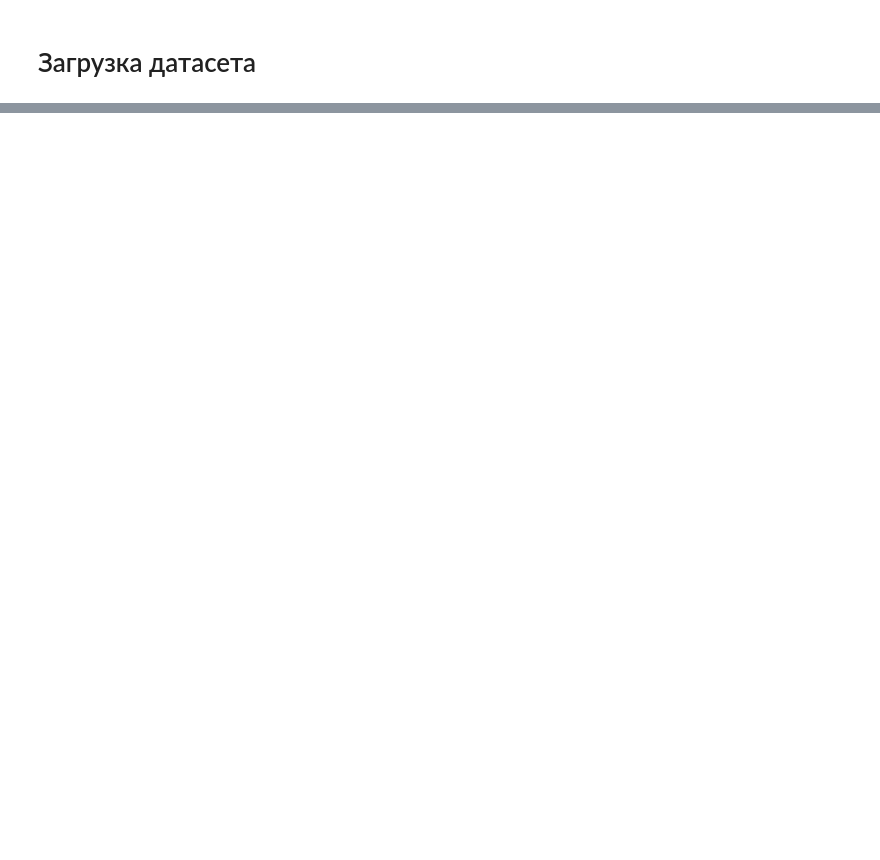
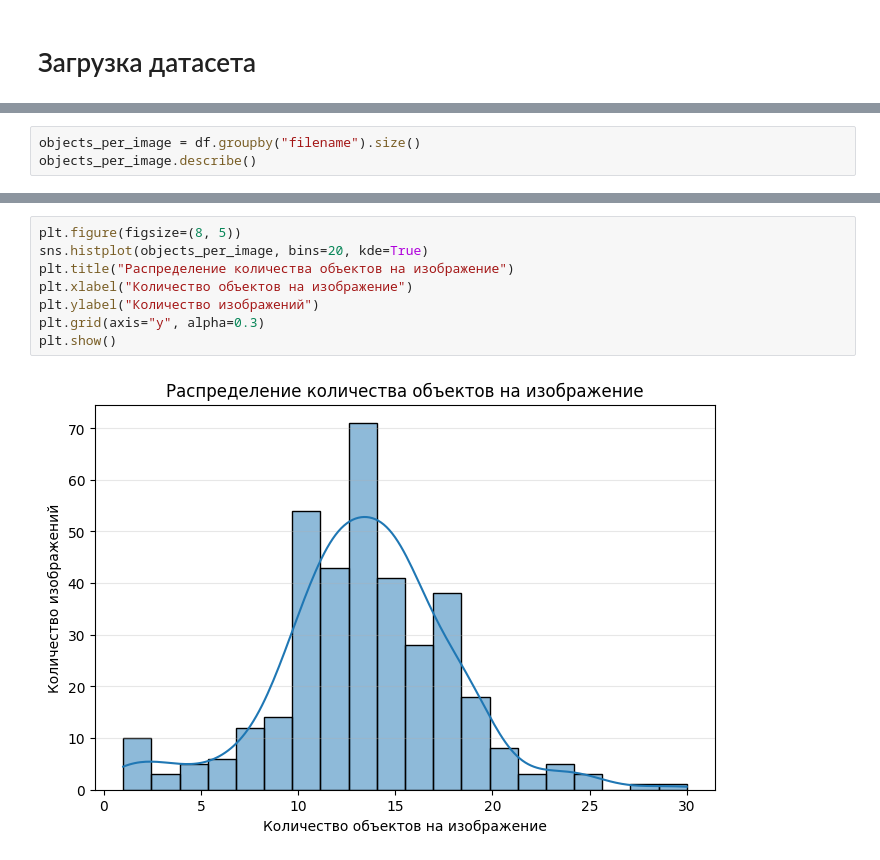
Before and after one commit to LunisLinus/machine_learning, a Jupyter notebook: practice/neural_networks/bccd/bccd.ipynb, the cells around one changed output, grey strips where cells are left out. Saved outputs shown, nothing was run; the diff lists cells and outputs as text; blank space fills up the shorter version.

```diff
--- a/practice/neural_networks/bccd/bccd.ipynb
+++ b/practice/neural_networks/bccd/bccd.ipynb
@@ -467,0 +141,3 @@ else:
+# %%
+objects_per_image = df.groupby("filename").size()
+objects_per_image.describe()
@@ -467,0 +154,10 @@ else:
+# %%
+plt.figure(figsize=(8, 5))
+sns.histplot(objects_per_image, bins=20, kde=True)
+plt.title("Распределение количества объектов на изображение")
+plt.xlabel("Количество объектов на изображение")
+plt.ylabel("Количество изображений")
+plt.grid(axis="y", alpha=0.3)
+plt.show()
+# %% [output]
+[figure, added]
```
Also changed, not shown: parts of 74 cells of this notebook, 25 other files.
